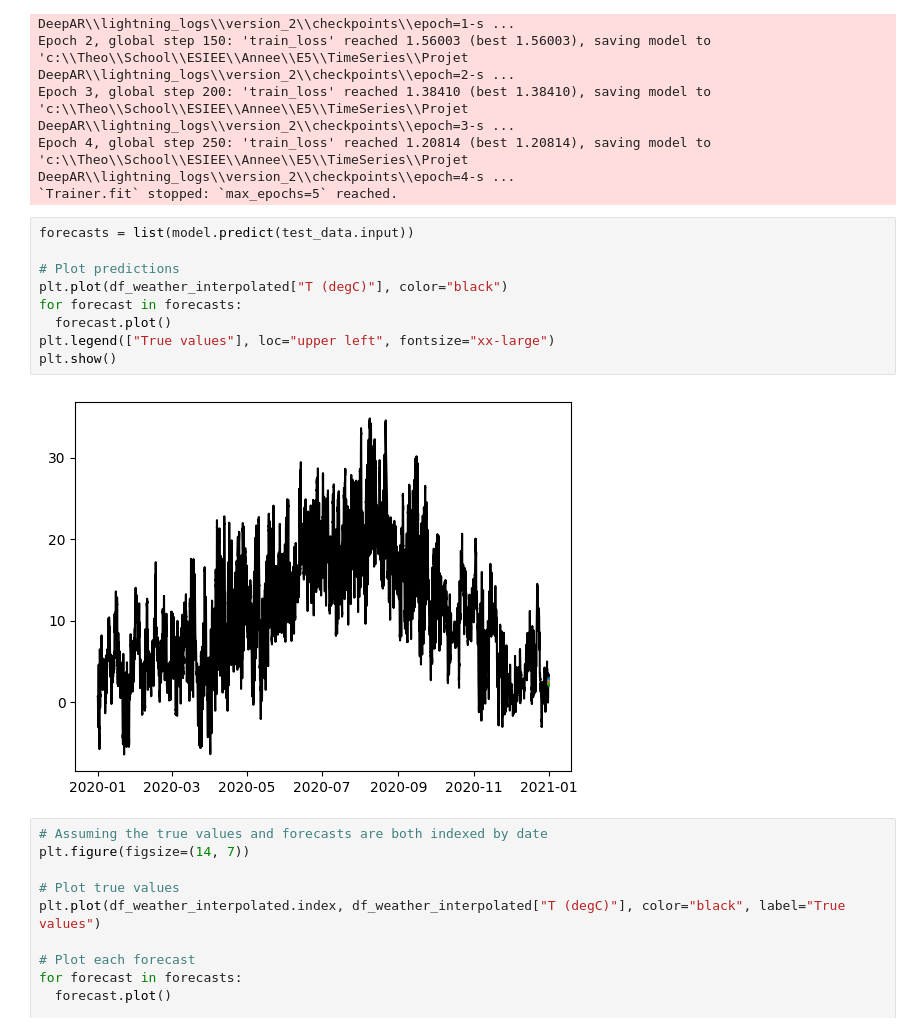
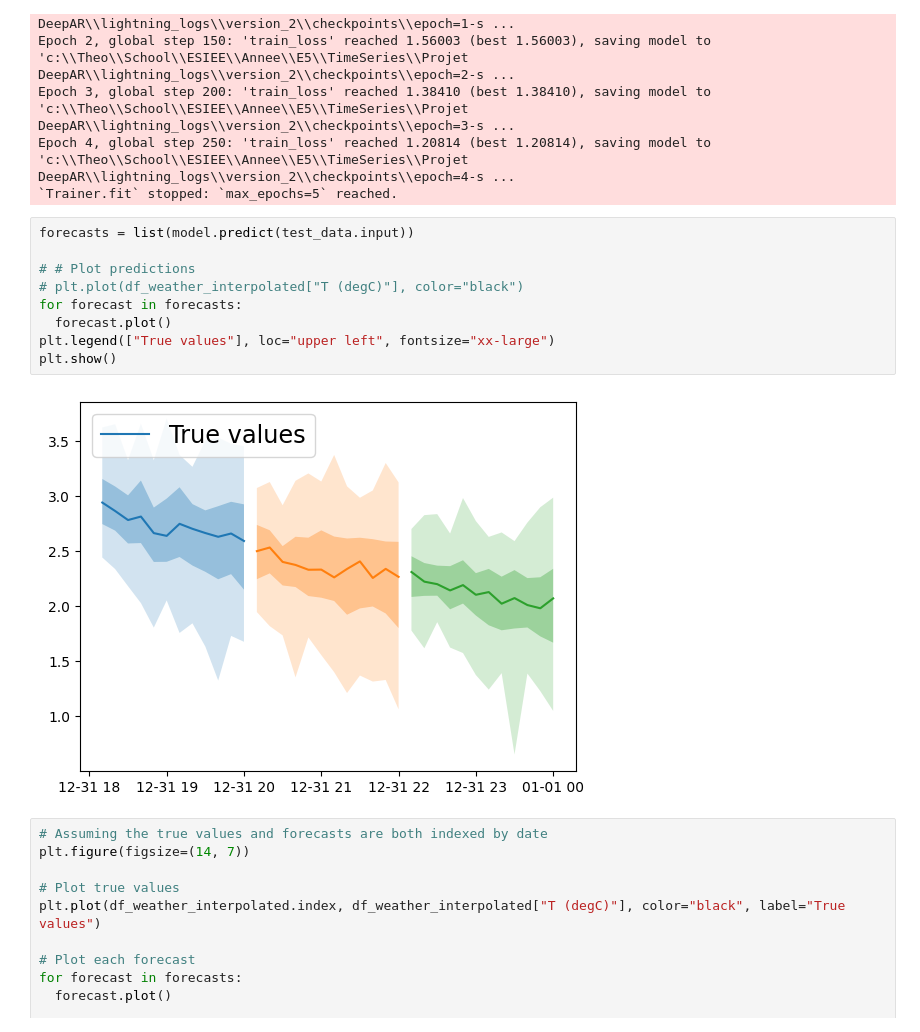
Before and after one commit to TheoLindqvist4/Time_series, a Jupyter notebook: DeepAR_gluons_model.ipynb, the cells around one changed output. Drawn from its saved outputs; the diff is of its cells as text.

```diff
--- a/DeepAR_gluons_model.ipynb
+++ b/DeepAR_gluons_model.ipynb
@@ -112,14 +112,14 @@ Epoch 4, global step 250: 'train_loss' reached 1.20814 (best 1.20814), saving mo
 # %%
 forecasts = list(model.predict(test_data.input))
 
-# Plot predictions
-plt.plot(df_weather_interpolated["T (degC)"], color="black")
+# # Plot predictions
+# plt.plot(df_weather_interpolated["T (degC)"], color="black")
 for forecast in forecasts:
   forecast.plot()
 plt.legend(["True values"], loc="upper left", fontsize="xx-large")
 plt.show()
 # %% [output]
-[figure, old version]
+[figure, new version]
 # %%
 # Assuming the true values and forecasts are both indexed by date
 plt.figure(figsize=(14, 7))
```
Also changed, not shown: 2 other files.
